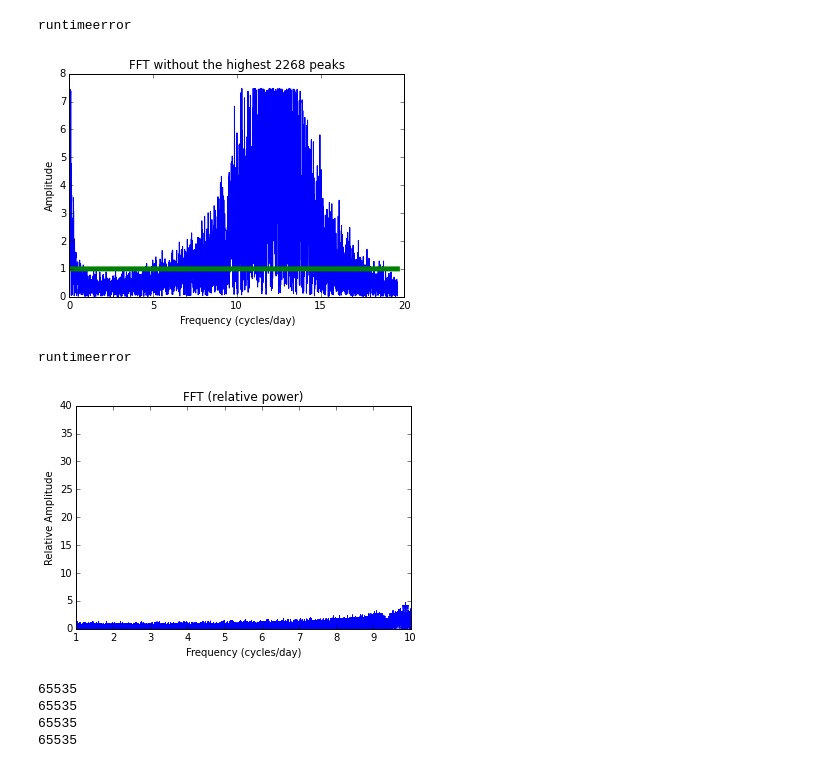
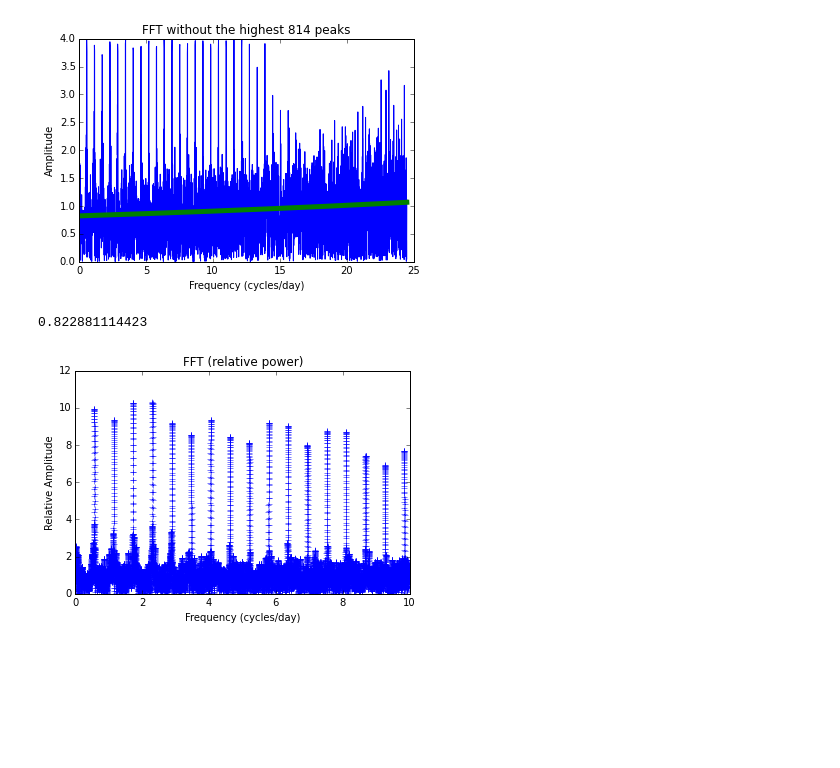
Before and after one commit to dianadianadiana/FFT, a Jupyter notebook: Data/fft.ipynb, the cells around one changed output. Drawn from its saved outputs; the diff is of its cells as text; code cells hidden in the pictures; blank space fills up the shorter version.

```diff
--- a/Data/fft.ipynb
+++ b/Data/fft.ipynb
@@ -83,22 +84,16 @@ plt.show()
 # Get the GAP array
 num_time = len(t) # the original number of data time points (w gaps)
 
-delta_t = t[1:num_time-1]-t[0:num_time-2] # has a length = len(t) - 2 (bc it ignores endpoints)
-cadence = np.mean(delta_t) # what the time interval between points with gaps currently is
+delta_t = t[1:num_time]-t[0:num_time-1] # has a length = len(t) - 2 (bc it ignores endpoints)
+cadence = np.median(delta_t) # what the time interval between points with gaps currently is
 #Fill gaps in the time series (according to 2012 thesis method)
 gap = delta_t/cadence # has a length = len(t) - 2 (bc it ignores endpoints)
-gap = np.around(gap, decimals = 0)
-if gap[0] == 0:
-    gap += 1
+gap = np.around(gap)
+gap = np.append(gap, 1)
 
 gap_cut = 1.1   #Time differences greater than gap_cut*cadence are gaps
-gap_loc = np.empty(0) # array that holds the indexes of where the gaps are
+gap_loc = [i for i in np.arange(len(gap)) if (gap[i] > gap_cut)]
 
-i = 0
-while i < len(gap):
-    if gap[i] > gap_cut:
-        gap_loc = np.append(gap_loc, i)
-    i += 1
 num_gap = len(gap_loc) # the number of gaps present
 biggest_gap = np.amax(gap)
 print("num_gap: " +str(num_gap))
@@ -109,14 +104,13 @@ biggest gap: 113.0
 # %%
 ### Create a new time and flux array to account for the gaps
 
-num_cad = sum(gap) + 2#+1 # the number of data points
+num_cad = sum(gap) #+1 # the number of data points
 time_cad = np.arange(num_cad)*cadence + np.amin(t)
 flux_cad = np.arange(num_cad, dtype = np.float)
 
 oldflux_st = 0 # this is an index
 newflux_st = 0 # this is an index
-n = 0
-while n < num_gap :
+for n in np.arange(num_gap):
     oldflux_ed = gap_loc[n]
     gap_sz     = gap[gap_loc[n]]
     newflux_ed = newflux_st + (oldflux_ed-oldflux_st)
@@ -129,7 +123,6 @@ while n < num_gap :
 
     oldflux_st = oldflux_ed + 1
     newflux_st = newflux_ed + gap_sz
-    n+=1
 
 flux_cad[newflux_st:num_cad] = f[oldflux_st:num_time] #account for last part where there is no gap after
 if biggest_gap/len(time_cad) >= .2:
@@ -297,23 +289,22 @@ try:
     popt, pcov = curve_fit(exp_decay, freq*constant, power, p0)
 except RuntimeError:
     print("runtimeerror")
-    z = poly_maker(freq,power, freq, poly = 2)
+    z = poly_maker(freq[.25*points: .75*points], power[.25*points: .75*points], freq, poly = 2)
     if np.amin(z)<0:
-        z = np.zeros(points)
-        z[:] = 1
+        z[:]=1
 else:
     z = exp_decay(freq*constant,*popt)
     if np.amin(z)<0:
-#         z = poly_maker(freq[.25*points: .75*points], power[.25*points: .75*points], freq, poly = 2)
-        z = poly_maker(freq,power, freq, poly = 2)
-        if np.amin(z)<0:
-            z = np.zeros(points)
-            z[:] = 1
+        z = poly_maker(freq[.25*points: .75*points], power[.25*points: .75*points], freq, poly = 2)
+#         z = poly_maker(freq,power, freq, poly = 2)
+        if np.amin(z):
+            z[:]=1
 
 plt.plot(freq*constant, power, 'b')
 plt.plot(freq*constant,z, 'g', linewidth =3.0)
 print(np.amin(z))
 plt.title("FFT fit")
+plt.xlim([0,10])
 plt.xlabel("Frequency (cycles/day)")
 plt.ylabel("Amplitude")
 plt.show()
@@ -332,35 +323,36 @@ plt.show()
 # %%
 pre_indexes = constraint_index_finder(4, freq, pre_power_rel) #peaks
 
 power_fit = np.delete(pre_power_rel, pre_indexes)
 freq_fit = np.delete(freq, pre_indexes)
 points_fit = len(freq_fit)
 try:
     p1 = parameter_finder(freq_fit*constant, power_fit)
     popt1, pcov1 = curve_fit(exp_decay, freq_fit*constant, power_fit, p1)
 except RuntimeError:
     print("runtimeerror")
+#     z1 = poly_maker(freq_fit, power_fit, freq_fit, poly = 2)
     z1 = poly_maker(freq_fit[.25*points: .75*points], power_fit[.25*points: .75*points], freq_fit, poly = 2)
     if np.amin(z1)<0:
-        z1 = np.zeros(points_fit)
+#         z1 = np.zeros(points_fit)
         z1[:] = 1
 else:
     z1=exp_decay(freq_fit*constant,*popt1)
     if np.amin(z1) < 0:
+#         z1 = poly_maker(freq_fit, power_fit, freq_fit, poly = 2)
         z1 = poly_maker(freq_fit[.25*points: .75*points], power_fit[.25*points: .75*points], freq_fit, poly = 2)
         if np.amin(z1)<0:
-            z1 = np.zeros(points_fit)
+#             z1 = np.zeros(points_fit)
             z1[:] = 1
 
 plt.plot(freq_fit*constant, power_fit, 'b')
 plt.plot(freq_fit*constant, z1, 'g', linewidth = 5.0)
 plt.title("FFT without the highest " + str(len(pre_indexes)) + " peaks")
 plt.xlabel("Frequency (cycles/day)")
 plt.ylabel("Amplitude")
 plt.show()
 # %% [output]
-runtimeerror
-[figure, old version]
+[figure, new version]
 # %%
 # Relative power
 
@@ -371,37 +363,27 @@ except RuntimeError:
     print("runtimeerror")
     z2 = poly_maker(freq_fit, power_fit, freq)
     if np.amin(z2)<0:
-        z2 = np.zeros(points)
+#         z2 = np.zeros(points)
         z2[:]=1
 else:
     z2=exp_decay(freq*constant,*popt2)
     if np.amin(z2)<0:
         z2 = poly_maker(freq_fit, power_fit, freq)
         if np.amin(z)<0:
-            z2 = np.zeros(points)
+#             z2 = np.zeros(points)
             z2[:]=1
 
 power_rel = pre_power_rel/z2
-
+print(np.amin(z2))
 plt.plot(freq*constant, power_rel, 'b+')
 plt.title("FFT (relative power)")
 plt.xlabel("Frequency (cycles/day)")
 plt.ylabel("Relative Amplitude")
-plt.xlim([1,10])
+plt.xlim([0,10])
 plt.show()
 # %% [output]
-runtimeerror
+0.822881114423
-[figure, old version]
+[figure, new version]
-# %%
-print(len(power_rel))
-print(len(pre_power_rel))
-print(len(z2))
-print(points)
-# %% [output]
-65535
-65535
-65535
-65535
 # %%
 peak_constraint, harmonics_constraint = 4.0,3.0
 val_indexes = constraint_index_finder(peak_constraint, freq, power_rel) #peaks
```
Also changed, not shown: parts of 18 cells of this notebook, 1 other file.
